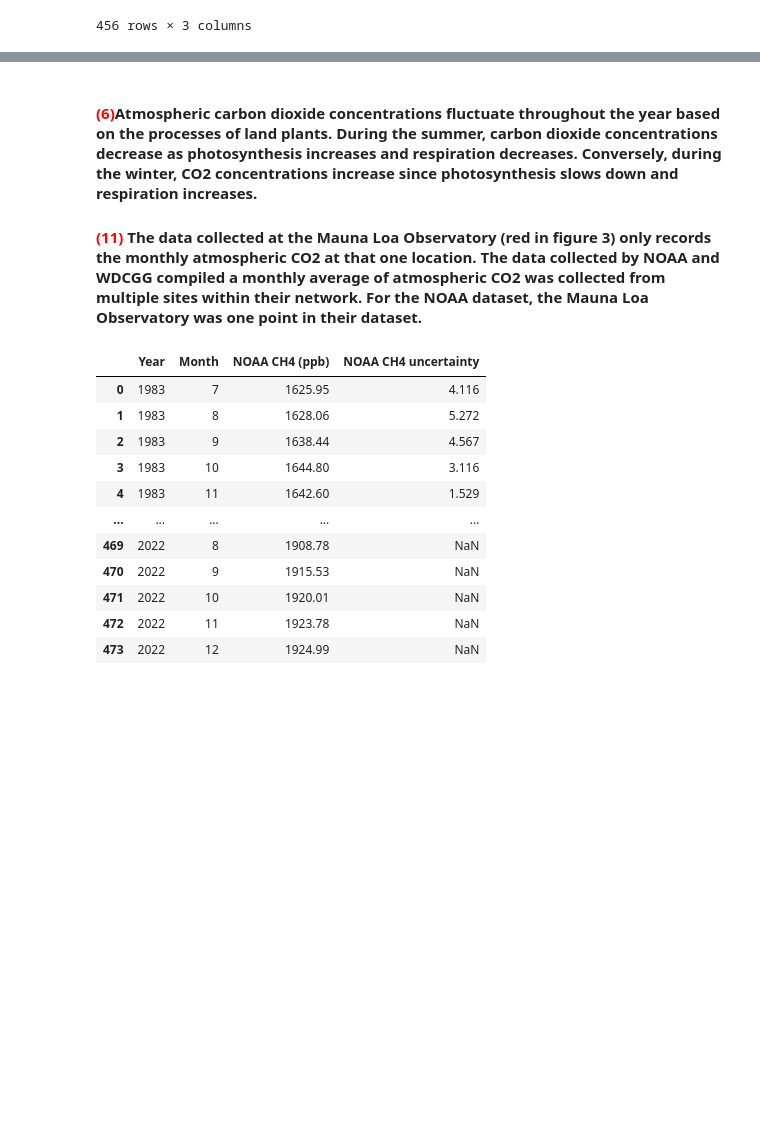
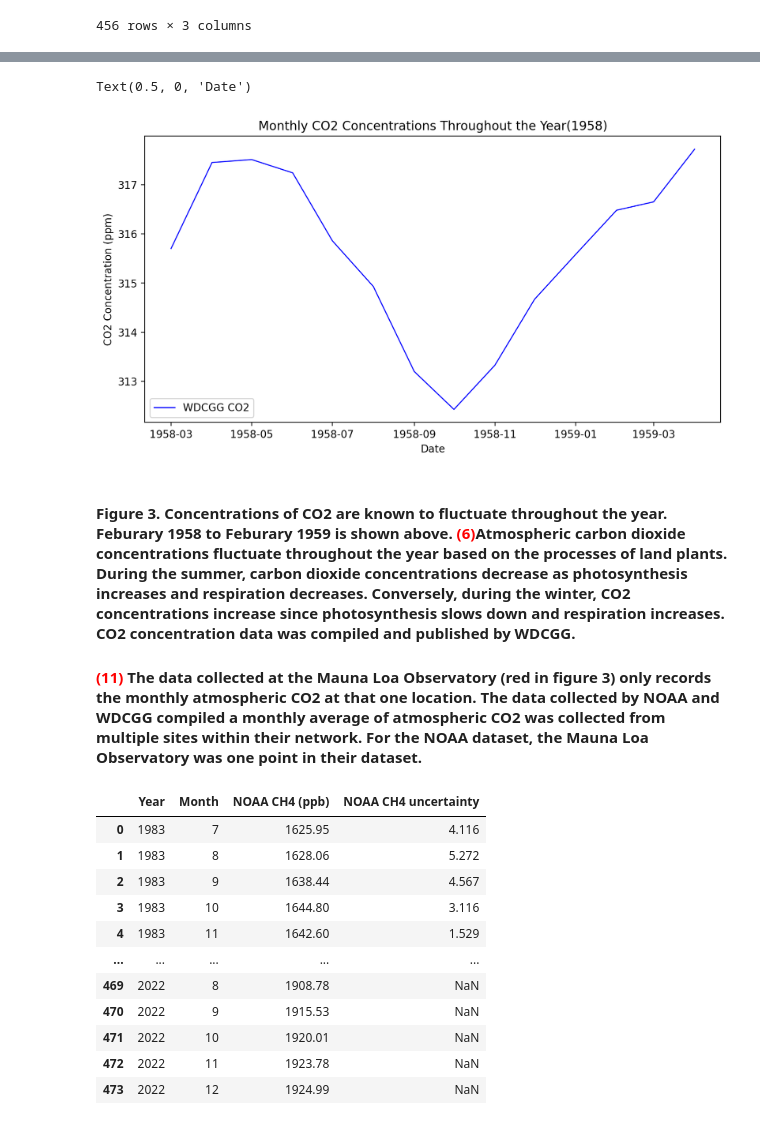
Before and after one commit to airrocker001/Miranda_MiniProj1, a Jupyter notebook: Miranda_Miniproject1.ipynb, the cells around one changed output, grey strips where cells are left out. Drawn from its saved outputs; the diff is of its cells as text; code cells hidden in the pictures; blank space fills up the shorter version.

```diff
--- a/Miranda_Miniproject1.ipynb
+++ b/Miranda_Miniproject1.ipynb
@@ -116,5 +121,15 @@ ax.set_facecolor("black") #Set figure background to black
+# %%
+fig, ax = plt.subplots(figsize = (10,5)) #Define plot size 10x5
+ax.plot(CO2_inayear_time,CO2_inayear_ppm,linewidth=1,label='WDCGG CO2',color='blue') #Plot CO2 fluctuations within a year from defined variables
+plt.title('Monthly CO2 Concentrations Throughout the Year(1958)') #Add title
+ax.legend() #Show legend in figure
+ax.set_ylabel('CO2 Concentration (ppm)') #Label y-label CO2 Concentration (ppm)
+ax.set_xlabel('Date') #Label x-label Date
+# %% [output]
+Text(0.5, 0, 'Date')
+[figure, added]
 # %% [markdown]
-#### <span style="color:red">(6)</span>Atmospheric carbon dioxide concentrations fluctuate throughout the year based on the processes of land plants. During the summer, carbon dioxide concentrations decrease as photosynthesis increases and respiration decreases. Conversely, during the winter, CO2 concentrations increase since photosynthesis slows down and respiration increases.
+#### **Figure 3.** Concentrations of CO2 are known to fluctuate throughout the year. Feburary 1958 to Feburary 1959 is shown above. <span style="color:red">(6)</span>Atmospheric carbon dioxide concentrations fluctuate throughout the year based on the processes of land plants. During the summer, carbon dioxide concentrations decrease as photosynthesis increases and respiration decreases. Conversely, during the winter, CO2 concentrations increase since photosynthesis slows down and respiration increases. CO2 concentration data was compiled and published by WDCGG.
 
 #### <span style="color:red">(11)</span> The data collected at the Mauna Loa Observatory (red in figure 3) only records the monthly atmospheric CO2 at that one location. The data collected by NOAA and WDCGG compiled a monthly average of atmospheric CO2 was collected from multiple sites within their network. For the NOAA dataset, the Mauna Loa Observatory was one point in their dataset.
 # %%
```
Also changed, not shown: parts of 32 cells of this notebook.
